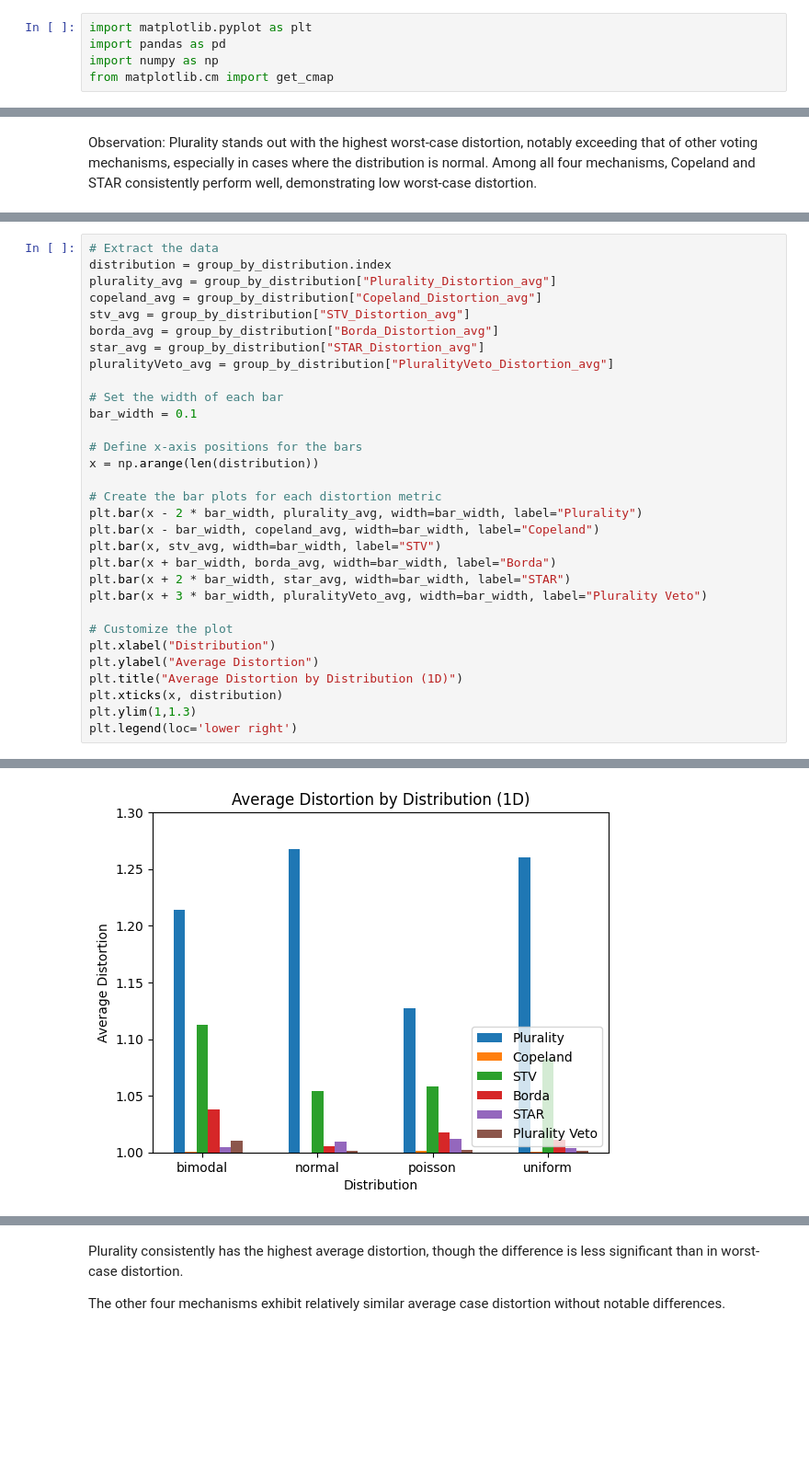
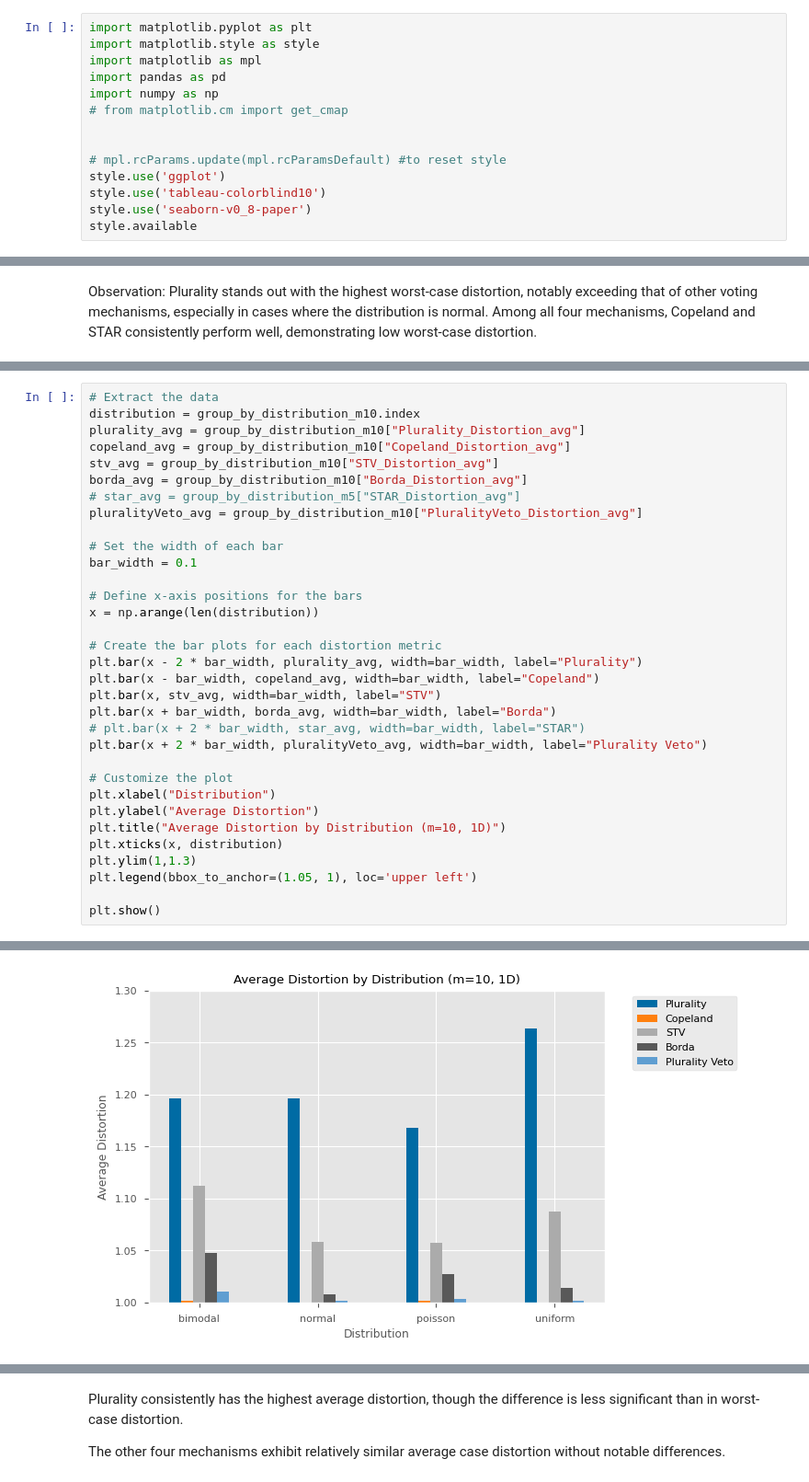
Before and after one commit to nguyetmle/voting-distortion, a Jupyter notebook: Visualization.ipynb, the cells around one changed output, grey strips where cells are left out. Shown at 92% size. Cells and saved outputs as stored; diff of their text form; blank space fills up the shorter version.

```diff
--- a/Visualization.ipynb
+++ b/Visualization.ipynb
@@ -2,6 +2,15 @@
 <a href="https://colab.research.google.com/github/nguyetmle/voting-distortion/blob/main/Voting_Distortion.ipynb" target="_parent"><img src="https://colab.research.google.com/assets/colab-badge.svg" alt="Open In Colab"/></a>
 # %%
 import matplotlib.pyplot as plt
+import matplotlib.style as style
+import matplotlib as mpl
 import pandas as pd
 import numpy as np
-from matplotlib.cm import get_cmap
+# from matplotlib.cm import get_cmap
+
+
+# mpl.rcParams.update(mpl.rcParamsDefault) #to reset style
+style.use('ggplot')
+style.use('tableau-colorblind10')
+style.use('seaborn-v0_8-paper')
+style.available
@@ -130,12 +309,12 @@ Observation: Plurality stands out with the highest worst-case distortion, notabl
 # %%
 # Extract the data
-distribution = group_by_distribution.index
-plurality_avg = group_by_distribution["Plurality_Distortion_avg"]
-copeland_avg = group_by_distribution["Copeland_Distortion_avg"]
-stv_avg = group_by_distribution["STV_Distortion_avg"]
-borda_avg = group_by_distribution["Borda_Distortion_avg"]
-star_avg = group_by_distribution["STAR_Distortion_avg"]
-pluralityVeto_avg = group_by_distribution["PluralityVeto_Distortion_avg"]
+distribution = group_by_distribution_m10.index
+plurality_avg = group_by_distribution_m10["Plurality_Distortion_avg"]
+copeland_avg = group_by_distribution_m10["Copeland_Distortion_avg"]
+stv_avg = group_by_distribution_m10["STV_Distortion_avg"]
+borda_avg = group_by_distribution_m10["Borda_Distortion_avg"]
+# star_avg = group_by_distribution_m5["STAR_Distortion_avg"]
+pluralityVeto_avg = group_by_distribution_m10["PluralityVeto_Distortion_avg"]
 
 # Set the width of each bar
 bar_width = 0.1
@@ -148,14 +327,16 @@ plt.bar(x - 2 * bar_width, plurality_avg, width=bar_width, label="Plurality")
 plt.bar(x - bar_width, copeland_avg, width=bar_width, label="Copeland")
 plt.bar(x, stv_avg, width=bar_width, label="STV")
 plt.bar(x + bar_width, borda_avg, width=bar_width, label="Borda")
-plt.bar(x + 2 * bar_width, star_avg, width=bar_width, label="STAR")
-plt.bar(x + 3 * bar_width, pluralityVeto_avg, width=bar_width, label="Plurality Veto")
+# plt.bar(x + 2 * bar_width, star_avg, width=bar_width, label="STAR")
+plt.bar(x + 2 * bar_width, pluralityVeto_avg, width=bar_width, label="Plurality Veto")
 
 # Customize the plot
 plt.xlabel("Distribution")
 plt.ylabel("Average Distortion")
-plt.title("Average Distortion by Distribution (1D)")
+plt.title("Average Distortion by Distribution (m=10, 1D)")
 plt.xticks(x, distribution)
 plt.ylim(1,1.3)
-plt.legend(loc='lower right')
+plt.legend(bbox_to_anchor=(1.05, 1), loc='upper left')
+
+plt.show()
 # %% [output]
@@ -163 +343 @@ plt.legend(loc='lower right')
-[figure, old version]
+[figure, new version]
```
Also changed, not shown: parts of 43 cells of this notebook, 12 other files.
